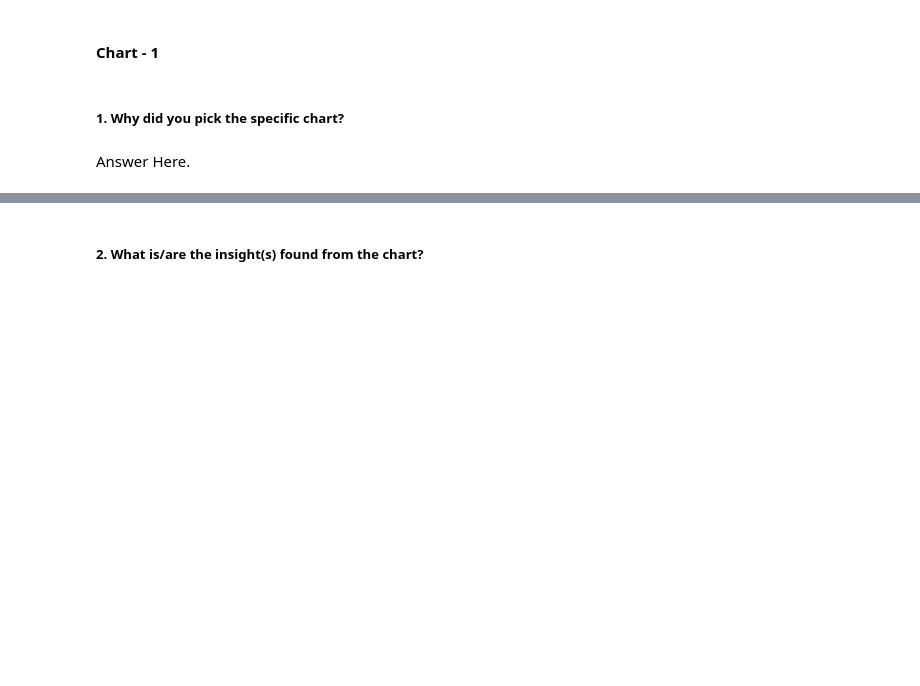
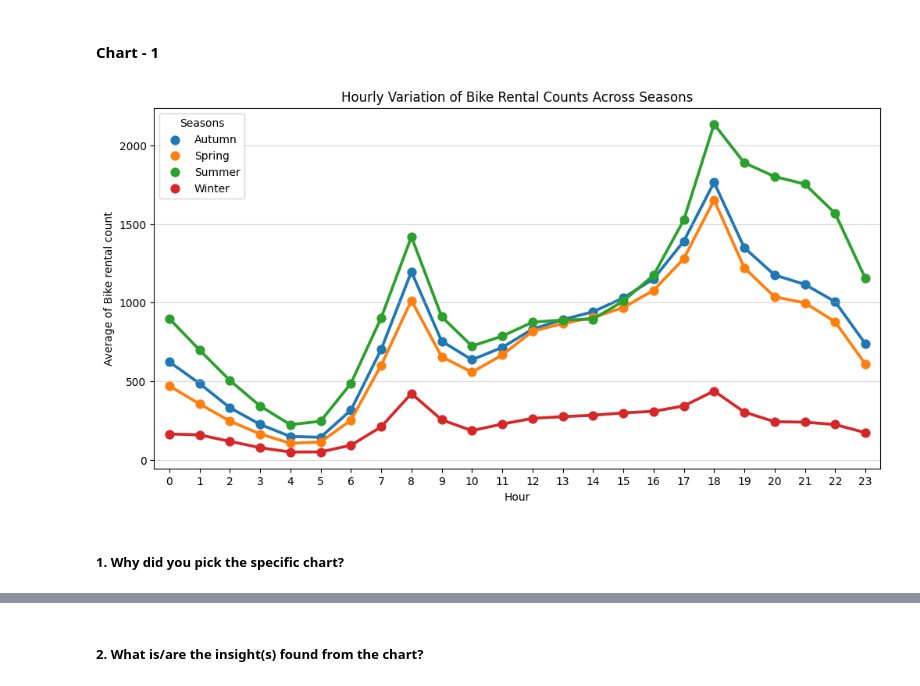
Before and after one commit to OmprakashDebata/Bike-Sharing-Demand-Regression, a Jupyter notebook: Bike_sharing_individual.ipynb, the cells around one changed output, grey strips where cells are left out. Saved outputs shown, nothing was run; the diff lists cells and outputs as text; code cells hidden in the pictures; blank space fills up the shorter version.

```diff
--- a/Bike_sharing_individual.ipynb
+++ b/Bike_sharing_individual.ipynb
@@ -751,4 +749,19 @@ Answer Here.
+# %%
+# Chart - 1 visualization code
+
+# figure size
+plt.figure(figsize=(12, 6))
+
+# Create a point plot to visualize
+sns.pointplot(data = season_hour_rented, x ='Hour', y ='Rented_bike_count', hue ='Seasons', ci=None, markers ='o', linestyles ='-')
+plt.title('Hourly Variation of Bike Rental Counts Across Seasons')
+plt.xlabel('Hour')
+plt.ylabel('Average of Bike rental count')
+plt.legend(title='Seasons')
+
+plt.grid(axis ='y', linestyle ='-', alpha = 0.5)
+plt.show()
+# %% [output]
+[figure, added]
 # %% [markdown]
 ##### 1. Why did you pick the specific chart?
-# %% [markdown]
-Answer Here.
```
Also changed, not shown: parts of 140 cells of this notebook.
